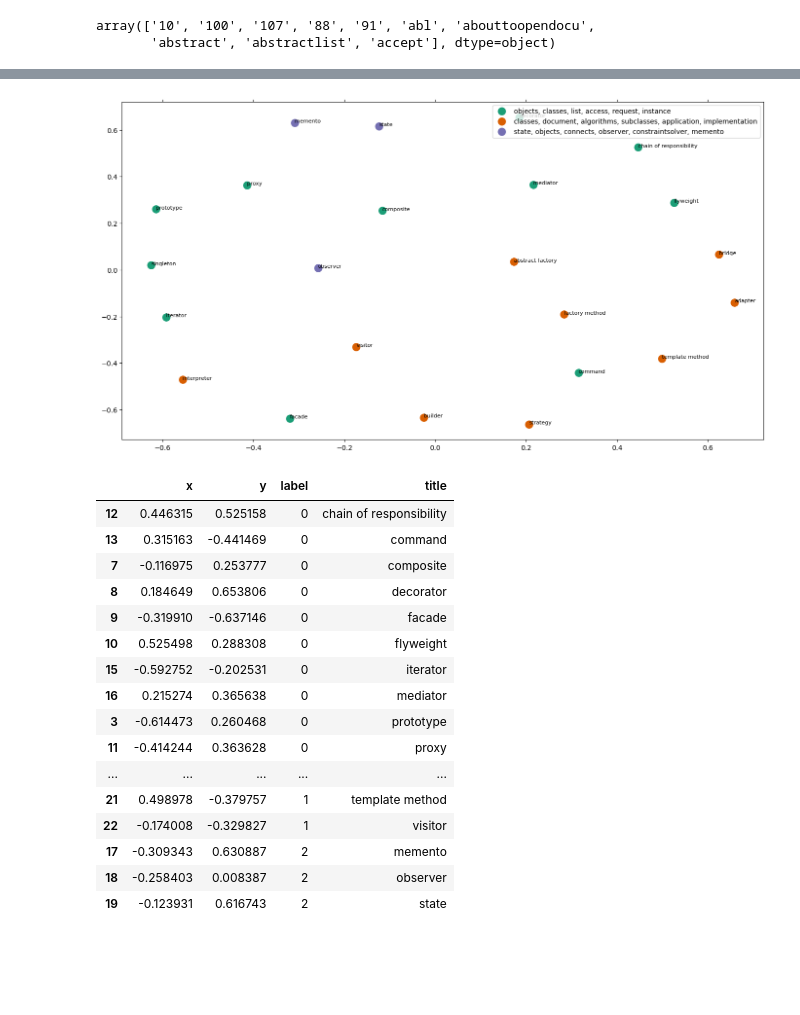
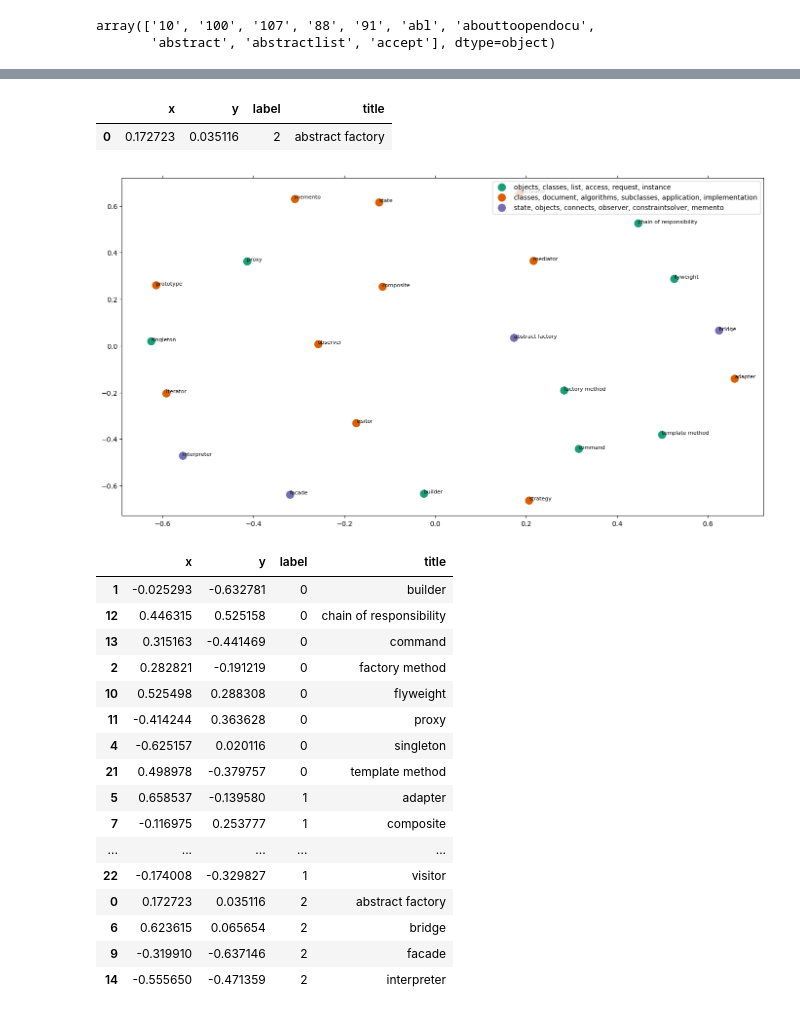
Before and after one commit to RETprojects/SWENG480-Team21, a Jupyter notebook: ml/gof-problem-domain.ipynb, the cells around one changed output, grey strips where cells are left out. Saved outputs shown, nothing was run; the diff lists cells and outputs as text; code cells hidden in the pictures; blank space fills up the shorter version.

Commit message:
Fix visualization KeyError

```diff
--- a/ml/gof-problem-domain.ipynb
+++ b/ml/gof-problem-domain.ipynb
@@ -372,8 +378,12 @@ cluster_names = {0: 'objects, classes, list, access, request, instance',
 #some ipython magic to show the matplotlib plots inline
 %matplotlib inline
 
+display(df[:1])
+
 #create data frame that has the result of the MDS plus the cluster numbers and titles
-df = pd.DataFrame(dict(x=xs, y=ys, label=clusters, title=df['title'].tolist()))
+df = pd.DataFrame(dict(x=xs, y=ys, label=clusters, title=df['name'].tolist()))
+
+display(df[:1])
 
 #group by cluster
 groups = df.groupby('label')
@@ -429,18 +441,20 @@ display(df.sort_values(by=['label', 'title']))
+|  | x | y | label | title |
+| 0 | 0.172723 | 0.035116 | 2 | abstract factory |
-[figure, old version]
+[figure, new version]
-|  | x | y | label | title |
-| 12 | 0.446315 | 0.525158 | 0 | chain of responsibility |
-| 13 | 0.315163 | -0.441469 | 0 | command |
-| 7 | -0.116975 | 0.253777 | 0 | composite |
-| 8 | 0.184649 | 0.653806 | 0 | decorator |
-| 9 | -0.319910 | -0.637146 | 0 | facade |
-| 10 | 0.525498 | 0.288308 | 0 | flyweight |
-| 15 | -0.592752 | -0.202531 | 0 | iterator |
-| 16 | 0.215274 | 0.365638 | 0 | mediator |
-| 3 | -0.614473 | 0.260468 | 0 | prototype |
-| 11 | -0.414244 | 0.363628 | 0 | proxy |
-| ... | ... | ... | ... | ... |
-| 21 | 0.498978 | -0.379757 | 1 | template method |
-| 22 | -0.174008 | -0.329827 | 1 | visitor |
-| 17 | -0.309343 | 0.630887 | 2 | memento |
-| 18 | -0.258403 | 0.008387 | 2 | observer |
-| 19 | -0.123931 | 0.616743 | 2 | state |
+|  | x | y | label | title |
+| 1 | -0.025293 | -0.632781 | 0 | builder |
+| 12 | 0.446315 | 0.525158 | 0 | chain of responsibility |
+| 13 | 0.315163 | -0.441469 | 0 | command |
+| 2 | 0.282821 | -0.191219 | 0 | factory method |
+| 10 | 0.525498 | 0.288308 | 0 | flyweight |
+| 11 | -0.414244 | 0.363628 | 0 | proxy |
+| 4 | -0.625157 | 0.020116 | 0 | singleton |
+| 21 | 0.498978 | -0.379757 | 0 | template method |
+| 5 | 0.658537 | -0.139580 | 1 | adapter |
+| 7 | -0.116975 | 0.253777 | 1 | composite |
+| ... | ... | ... | ... | ... |
+| 22 | -0.174008 | -0.329827 | 1 | visitor |
+| 0 | 0.172723 | 0.035116 | 2 | abstract factory |
+| 6 | 0.623615 | 0.065654 | 2 | bridge |
+| 9 | -0.319910 | -0.637146 | 2 | facade |
+| 14 | -0.555650 | -0.471359 | 2 | interpreter |
```
Also changed, not shown: parts of 5 cells of this notebook.
